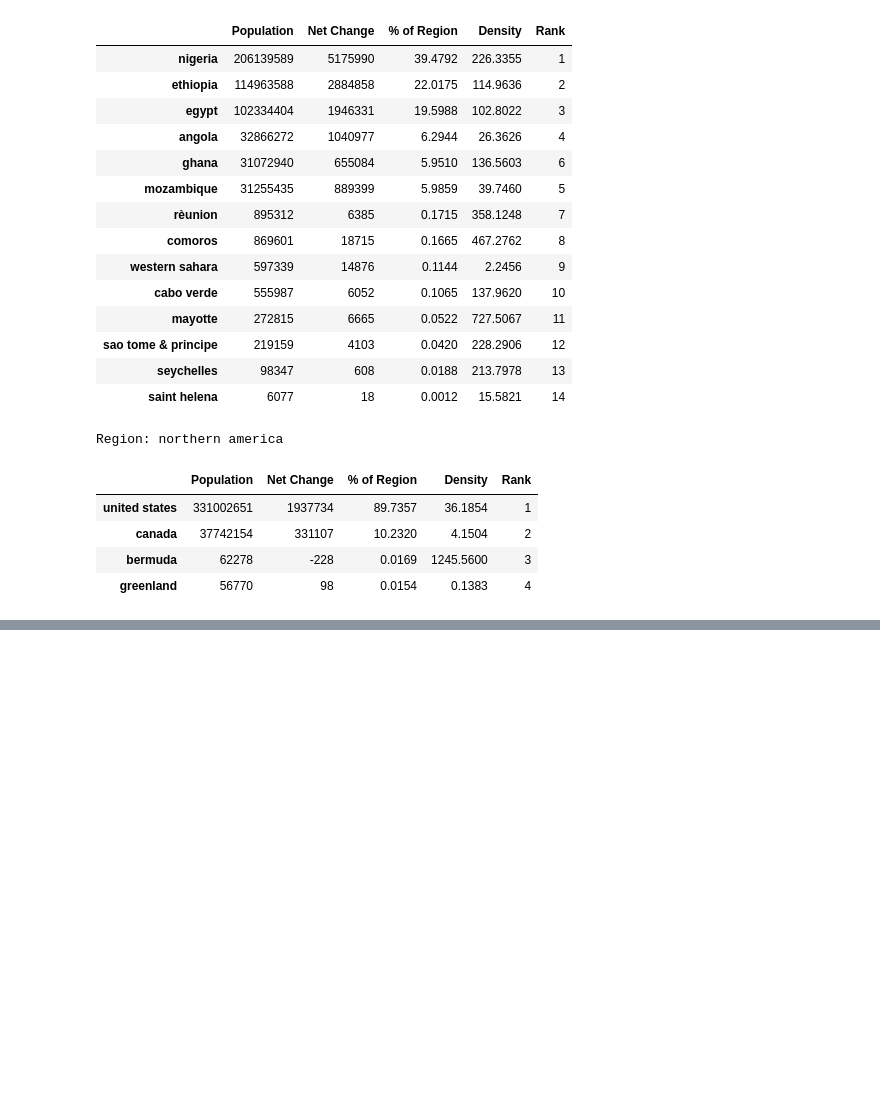
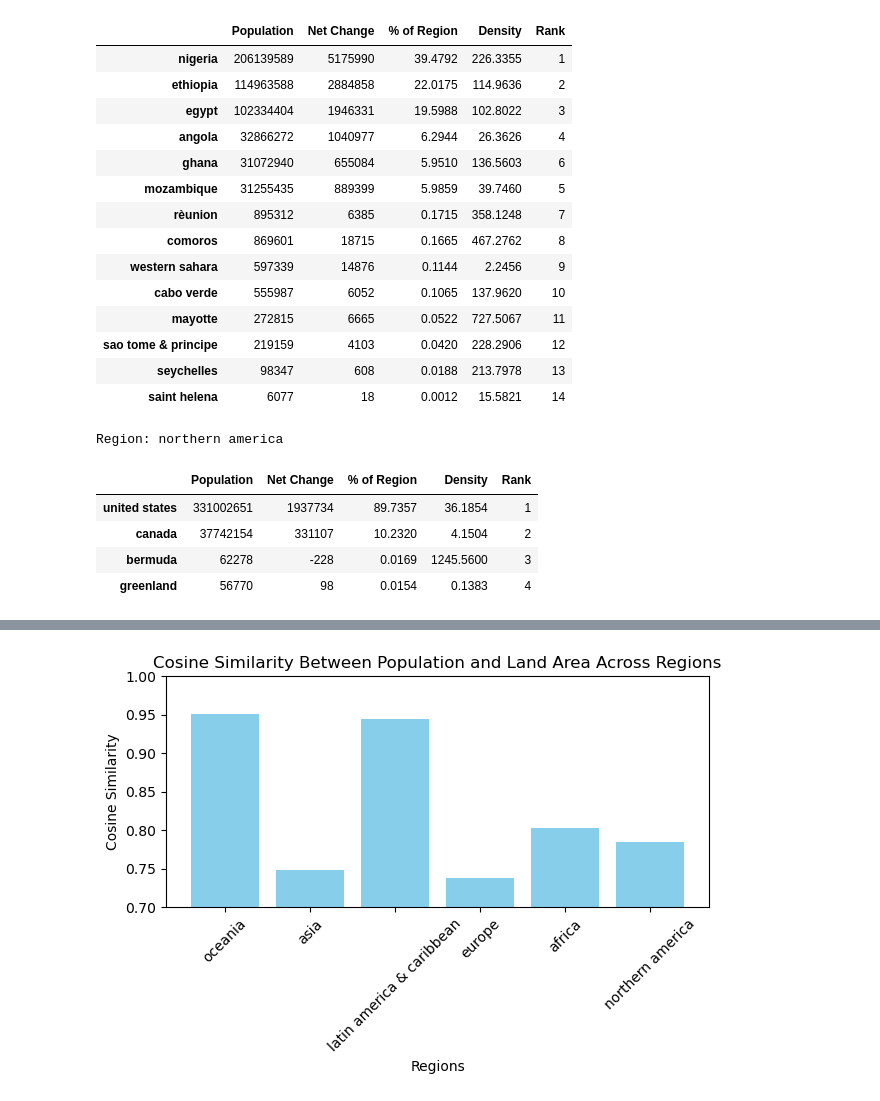
Before and after one commit to angelajacinto/Population-Analysis, a Jupyter notebook: population_analysis_demo.ipynb, the cells around one changed output, grey strips where cells are left out. Cells and saved outputs as stored; diff of their text form; code cells hidden in the pictures; blank space fills up the shorter version.

```diff
--- a/population_analysis_demo.ipynb
+++ b/population_analysis_demo.ipynb
@@ -136,0 +231,18 @@ Region: northern america
+# %%
+import matplotlib.pyplot as plt
+
+regions = df_regions.index
+cosine_similarity = df_regions["Cosine Similarity"]
+
+plt.figure(figsize=(7, 3))
+plt.bar(regions, cosine_similarity, color="skyblue")
+
+plt.xlabel("Regions")
+plt.ylabel("Cosine Similarity")
+plt.title("Cosine Similarity Between Population and Land Area Across Regions")
+plt.ylim(0.7, 1)
+plt.xticks(rotation=45)  # Rotate labels for readability
+
+plt.show()
+# %% [output]
+[figure, added]
```
Also changed, not shown: parts of 8 cells of this notebook.
